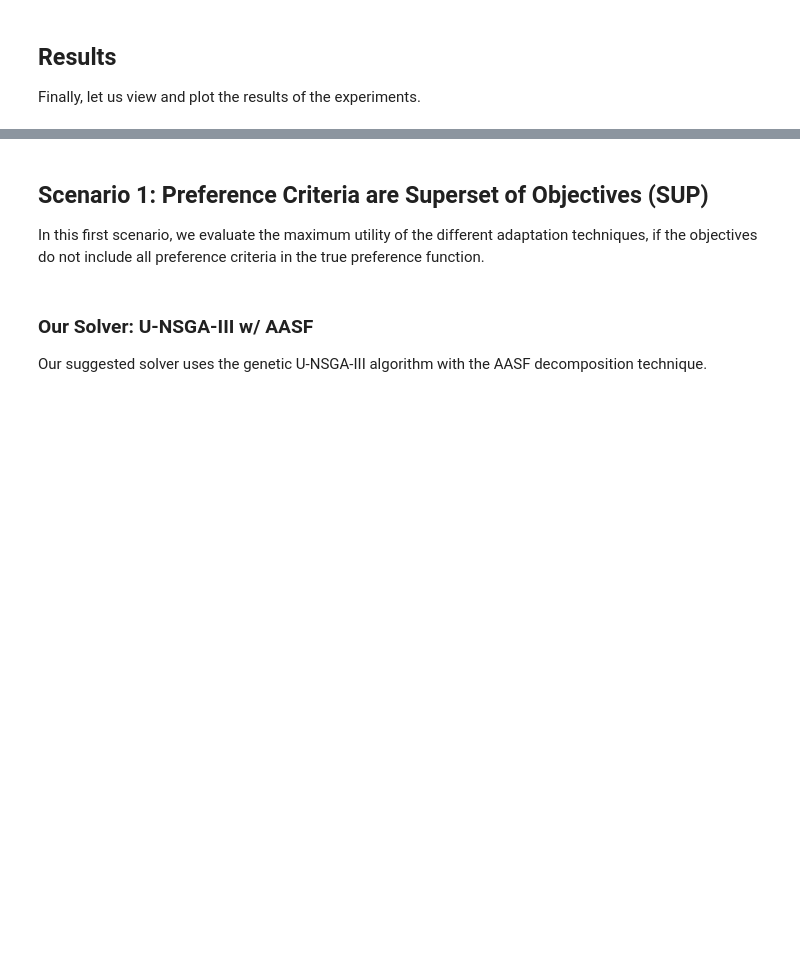
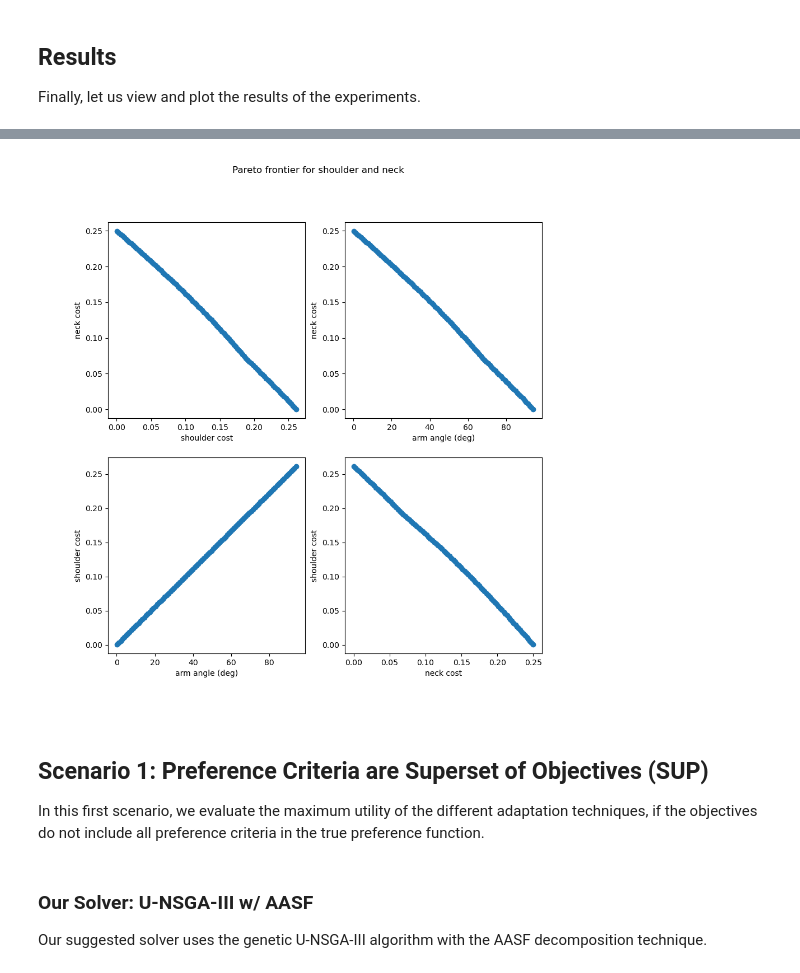
Before and after one commit to christophajohns/auit-pareto-solver, a Jupyter notebook: evaluation.ipynb, the cells around one changed output, grey strips where cells are left out. Saved outputs shown, nothing was run; the diff lists cells and outputs as text; code cells hidden in the pictures; blank space fills up the shorter version.

```diff
--- a/evaluation.ipynb
+++ b/evaluation.ipynb
@@ -167,3 +272,7 @@ fig_results = experiments.visualize.plot_results(runtimes, results, expected_uti
+# %%
+plot_pareto_fontier("shoulder", "neck")
+# %% [output]
+[figure, added]
 # %% [markdown]
 ## Scenario 1: Preference Criteria are Superset of Objectives (SUP)
 
```
Also changed, not shown: parts of 17 cells of this notebook, 7 other files.
